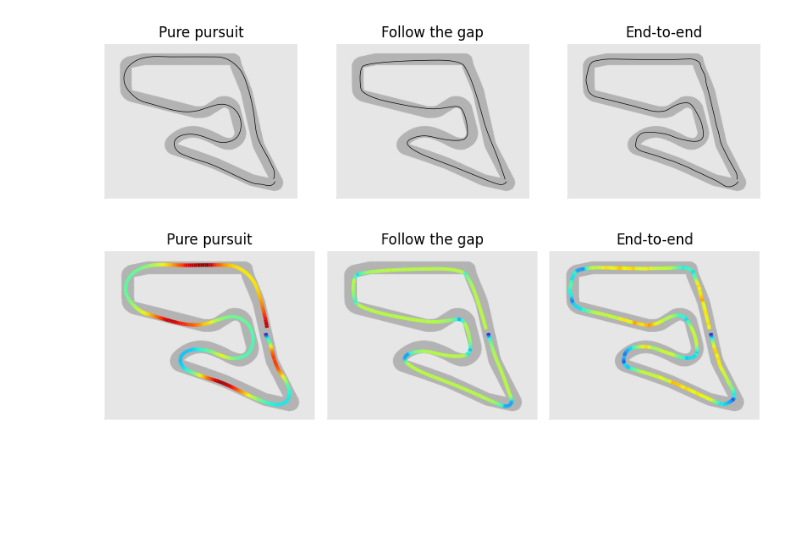
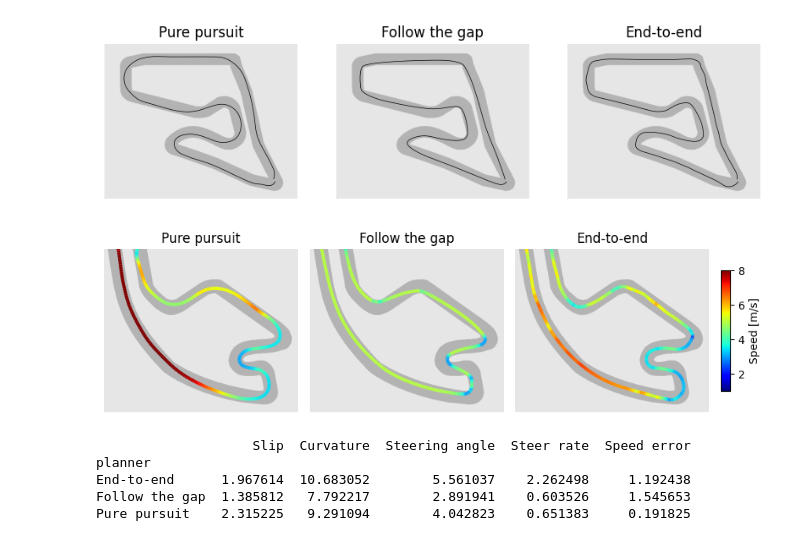
Before and after one commit to BDEvan5/f1tenth_benchmarks, a Jupyter notebook: Notebooks/benchmark_results.ipynb, the cells around one changed output. Cells and saved outputs as stored; diff of their text form; code cells hidden in the pictures; blank space fills up the shorter version.

```diff
--- a/Notebooks/benchmark_results.ipynb
+++ b/Notebooks/benchmark_results.ipynb
@@ -37,20 +39,32 @@ for i, planner_name in enumerate(planners):
             df.slip = df.slip.abs() * 180 / np.pi
 
             el_lengths = np.linalg.norm(np.diff(data[:, :2], axis=0), axis=1)
-            psi, kappa = tph.calc_head_curv_num.calc_head_curv_num(data[:, :2], el_lengths, False)
-            df["curvature"] = np.abs(kappa) * 180 / np.pi
+            s_old = np.insert(np.cumsum(el_lengths), 0, 0)
+            s_interp = np.linspace(0, np.sum(el_lengths), 1000)
+            x_interp = np.interp(s_interp, s_old, data[:, 0])
+            y_interp = np.interp(s_interp, s_old, data[:, 1])
+            interp_path = np.stack([x_interp, y_interp], axis=1)
+            el_lengths = np.linalg.norm(np.diff(interp_path, axis=0), axis=1)
+            psi, kappa = tph.calc_head_curv_num.calc_head_curv_num(interp_path, el_lengths, False)
+            kappa_original_s = np.interp(s_old, s_interp, kappa)
+            df["curvature"] = np.abs(kappa_original_s) * 180 / np.pi
+            # df["curvature"] = np.abs(kappa) * 180 / np.pi
             df["d_steer"] = df.steer_a.diff().abs()
             df["lap_n"] = lap_n
             df["planner"] = planner_name
             df["map_name"] = map_name
 
-            data = np.load(f"../Logs/{planner_name}/RawData_{test_ids[i]}/SimLog_{map_name}_{lap_n}.npy")[1:, :] #remove first repeated entry
+            data = np.load(f"../Logs/{planner_name}/RawData_{test_ids[i]}/TrackingAccuracy_{map_name}_{lap_n}.npy")[1:, :] #remove first repeated entry
+            # print(data[:4, :])
             df["ct_error"] = np.abs(data[:, 1])
             df["speed_error"] = np.abs(data[:, 4])
             lap_dfs.append(df)
 
+
 lap_df = pd.concat(lap_dfs)
 lap_df.dropna(inplace=True)
+lap_df.loc[lap_df["progress"] < 0.05, "speed_error"] = 0
+lap_df.loc[lap_df["progress"] < 0.02, "curvature"] = 0
 print(lap_df.head())
 # %% [output]
           x         y  steer     speed       yaw  yaw_rate      slip  \
@@ -111,29 +126,58 @@ for i in range(n_planners):
 # %% [output]
 [figure]
 # %%
-plot_map = "aut"
+plot_map = "mco"
 map_data = MapData(plot_map)
 
-fig, axs = plt.subplots(1, n_planners, figsize=(8, 2.5), sharey=True)
+fig, axs = plt.subplots(1, n_planners, figsize=(8, 2.5), sharex=True, sharey=True)
 for i in range(n_planners):
     plt.sca(axs[i])
     map_data.plot_map_img()
 
     df = lap_df[lap_df["planner"] == planners[i]]
     df = df[df["map_name"] == plot_map]
     df = df[df['lap_n'] == 4]
 
     xs, ys = map_data.xy2rc(df.x, df.y)
     pts = np.array([xs, ys]).T.reshape(-1, 1, 2)
     segments = np.concatenate([pts[:-1], pts[1:]], axis=1)
     norm = plt.Normalize(1, 8)
     lc = LineCollection(segments, cmap='jet', norm=norm)
     lc.set_array(df.speed.values)
     lc.set_linewidth(3)
     line = plt.gca().add_collection(lc)
 
     plt.axis('off')
+    axs[i].set_aspect('equal')
+    plt.xlim(600, 1110)
+    plt.ylim(70, 500)
     plt.title(neat_planner_names[i])
+
+ax = plt.gca()
+cax = fig.add_axes([ax.get_position().x1+0.1, ax.get_position().y0, 0.015, ax.get_position().height])
+plt.colorbar(line, cax=cax, label="Speed [m/s]", ticks=[2, 4, 6, 8])
 plt.tight_layout()
+
+plt.savefig(f"{save_path}speed_trajectories_{map_name}.pdf", bbox_inches='tight')
 # %% [output]
-[figure, old version]
+[figure, new version]
+# %%
+
+lap_df_drop = lap_df[["slip", "curvature", "steer_a", "d_steer", "speed_error", "planner", "lap_n"]].copy()
+lap_df_drop.steer_a = lap_df_drop.steer_a.abs()
+lap_avg_view = lap_df_drop.groupby(["planner", "lap_n"])
+lap_avg = lap_avg_view.mean()
+lap_std = lap_avg_view.std()
+
+mean_df = lap_avg.groupby("planner").mean()
+mean_df.columns = ["Slip", "Curvature", "Steering angle", "Steer rate", "Speed error"]
+mean_df.rename(index=dict(zip(planners, neat_planner_names)), inplace=True)
+print(mean_df)
+
+mean_df.to_latex(f"{save_path}benchmark_quality_measures.tex", float_format="%.2f")
+# %% [output]
+                    Slip  Curvature  Steering angle  Steer rate  Speed error
+planner
+End-to-end      1.967614  10.683052        5.561037    2.262498     1.192438
+Follow the gap  1.385812   7.792217        2.891941    0.603526     1.545653
+Pure pursuit    2.315225   9.291094        4.042823    0.651383     0.191825
```
Also changed, not shown: parts of 16 cells of this notebook, 6 other files.
